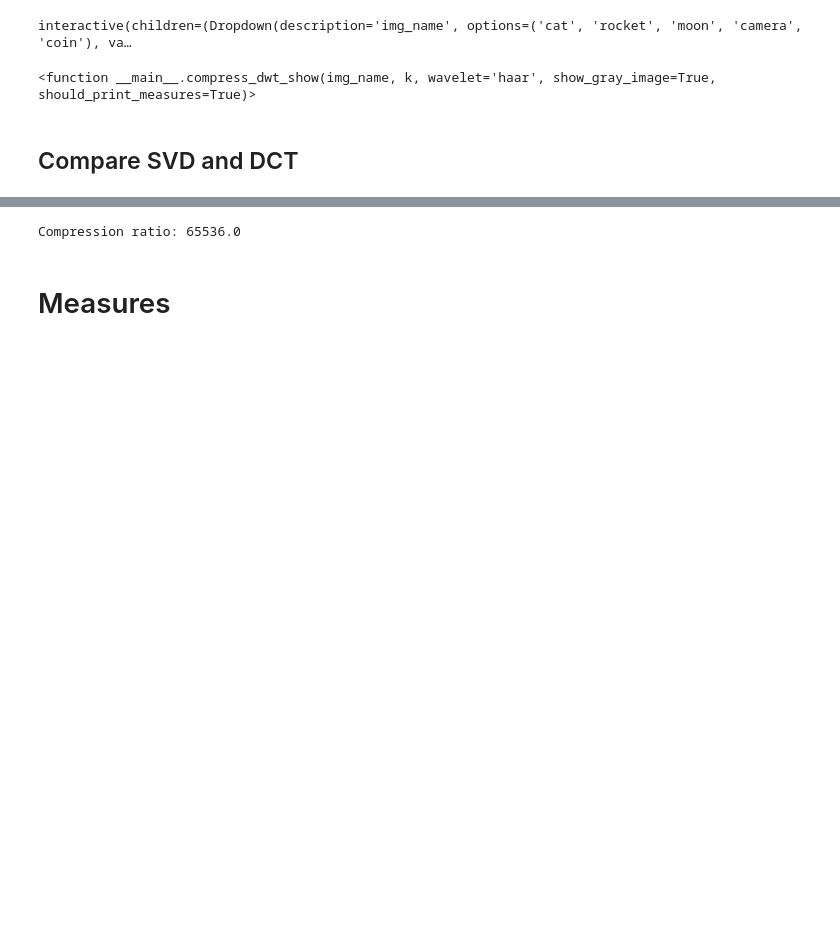
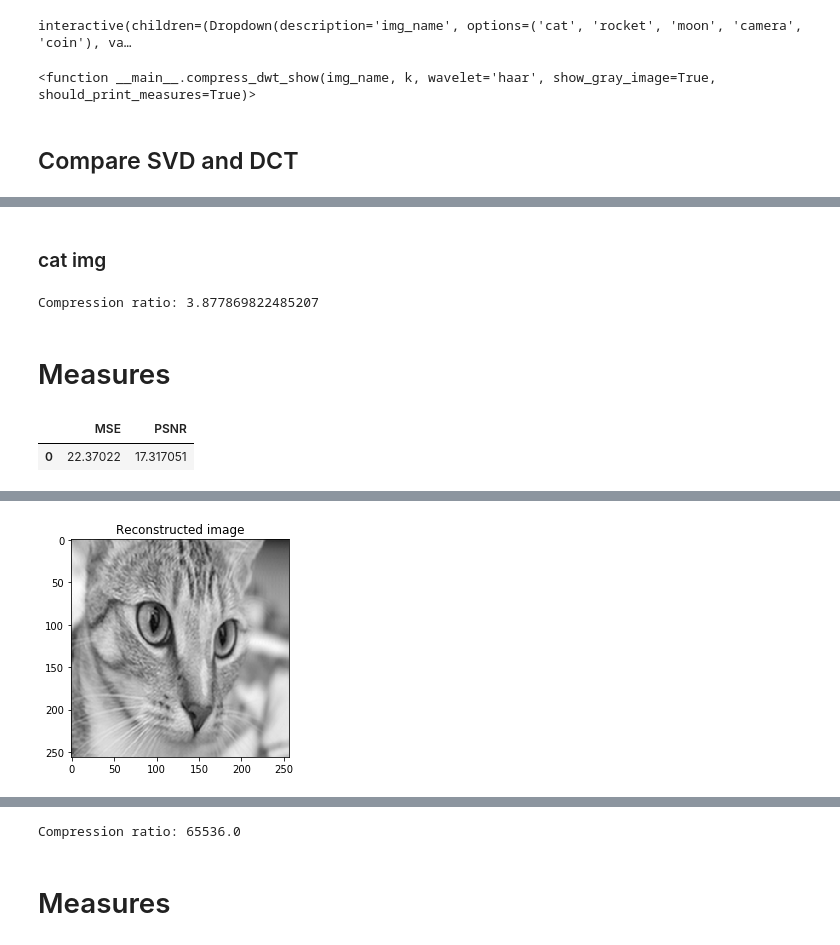
Before and after one commit to costefan/image-compression-comparing, a Jupyter notebook: SVD _3ed.ipynb, the cells around one changed output, grey strips where cells are left out. Saved outputs shown, nothing was run; the diff lists cells and outputs as text; code cells hidden in the pictures; blank space fills up the shorter version.

```diff
--- a/SVD _3ed.ipynb
+++ b/SVD _3ed.ipynb
@@ -356 +338,12 @@ Wall time: 104 ms
 [figure]
+# %% [markdown]
+### cat img
+# %%
+%%time
+k = 130
+compress_dct_show('cat', k)
+# %% [output]
+Compression ratio: 3.877869822485207
+Measures
+|  | MSE | PSNR |
+| 0 | 22.37022 | 17.317051 |
@@ -356,0 +352 @@ Wall time: 104 ms
+[figure, added]
```
Also changed, not shown: parts of 21 cells of this notebook.
